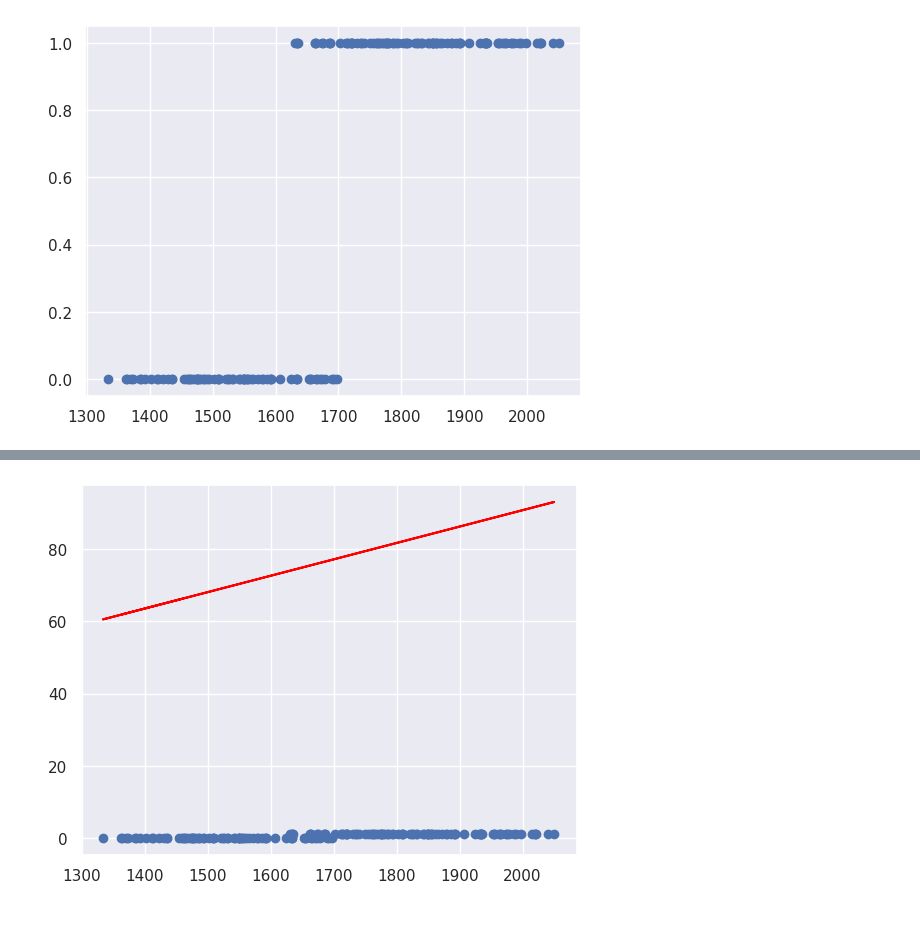
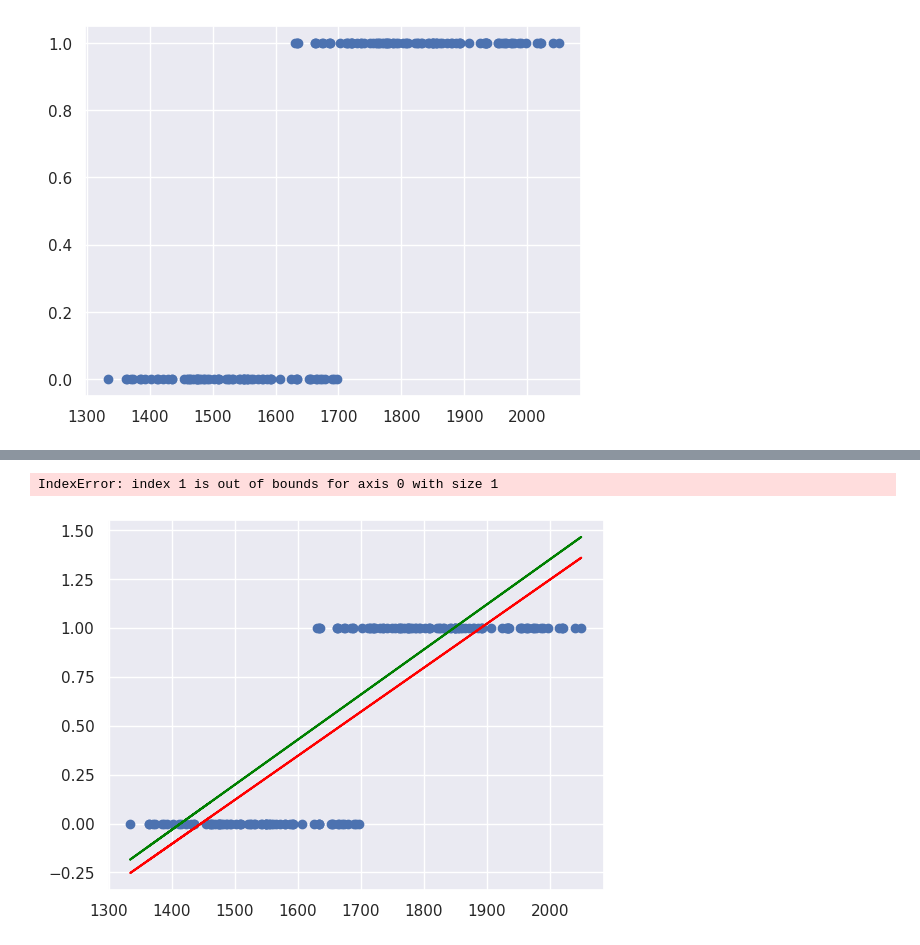
Before and after one commit to dineshdb02/machine-learning-practis, a Jupyter notebook: machine_learning_.ipynb, the cells around one changed output, grey strips where cells are left out. Cells and saved outputs as stored; diff of their text form; code cells hidden in the pictures.

```diff
--- a/machine_learning_.ipynb
+++ b/machine_learning_.ipynb
@@ -147,3 +170,6 @@ plt.scatter(x,y)
 [figure]
 # %%
 sns.set()
+# %%
+X = sm.add_constant(x1)
+X
@@ -150,5 +192,5 @@ sns.set()
 # %%
-result=sm.OLS(y,x).fit()
+result=sm.OLS(y,X).fit()
 # %%
 result.summary()
 # %% [output]
@@ -174,8 +220,15 @@ Notes:
+# %%
+yhat1=-3.2519+0.0023*x1
+# %%
+result.params[0]+result.params[1]*x
+# %% [output]
+IndexError: index 1 is out of bounds for axis 0 with size 1
 # %%
-yhat=result.params[0]+result.params[1]*x
+yhat = result.params[0] + result.params[1] * x1
 # %%
 plt.scatter(x,y)
 plt.plot(x,yhat,color='red')
+plt.plot(x,yhat1,color='green')
 plt.show()
 # %% [output]
-[figure, old version]
+[figure, new version]
```
Also changed, not shown: parts of 39 cells of this notebook.
